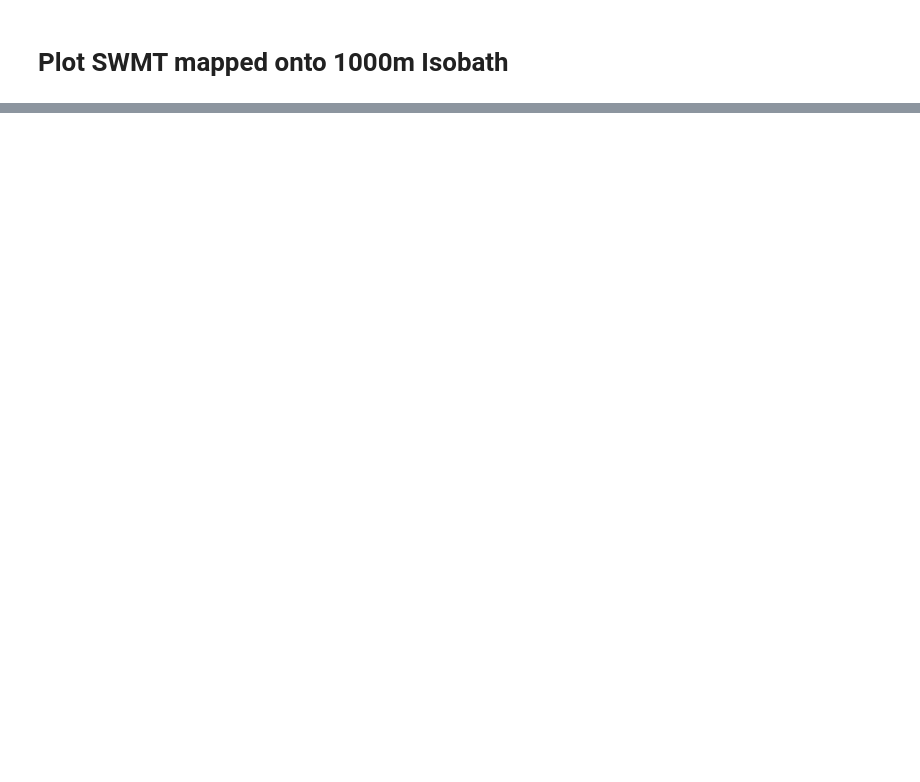
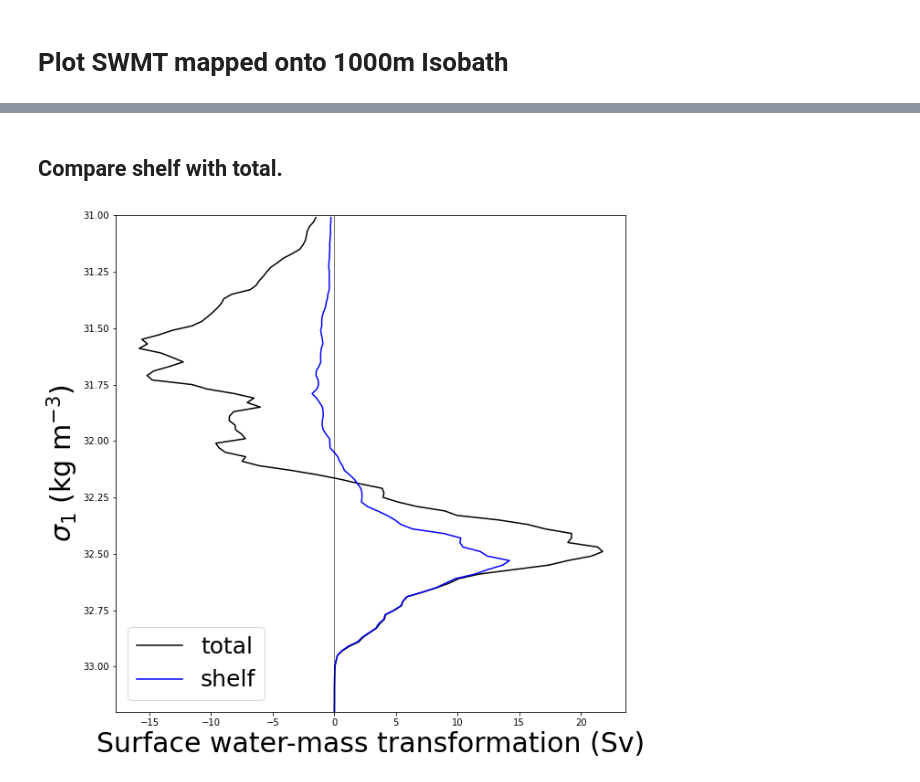
Before and after one commit to COSIMA/mom6-diagnostics, a Jupyter notebook: SWMT.ipynb, the cells around one changed output, grey strips where cells are left out. Drawn from its saved outputs; the diff is of its cells as text; code cells hidden in the pictures; blank space fills up the shorter version.

```diff
--- a/SWMT.ipynb
+++ b/SWMT.ipynb
@@ -376,0 +362,13 @@ ax1.legend(loc=1, fontsize = 25);
+# %% [markdown]
+## Compare shelf with total.
+# %%
+figure = plt.figure(num=1, figsize = (10, 10))
+plt.plot(swmt_sum,isopycnal_bin_mid, color = 'k', label='total')
+plt.plot(swmt_shelf_sum,isopycnal_bin_mid, color = 'b',label='shelf')
+plt.plot([0, 0],[31, 33.2], 'k', linewidth=0.5)
+plt.ylim((33.2, 31))
+plt.ylabel(r'$\sigma_{1}$ (kg m$^{-3}$)', fontsize = 30)
+plt.xlabel('Surface water-mass transformation (Sv)', fontsize=30)
+plt.legend(loc=3, fontsize = 25);
+# %% [output]
+[figure, added]
```
Also changed, not shown: parts of 10 cells of this notebook.
